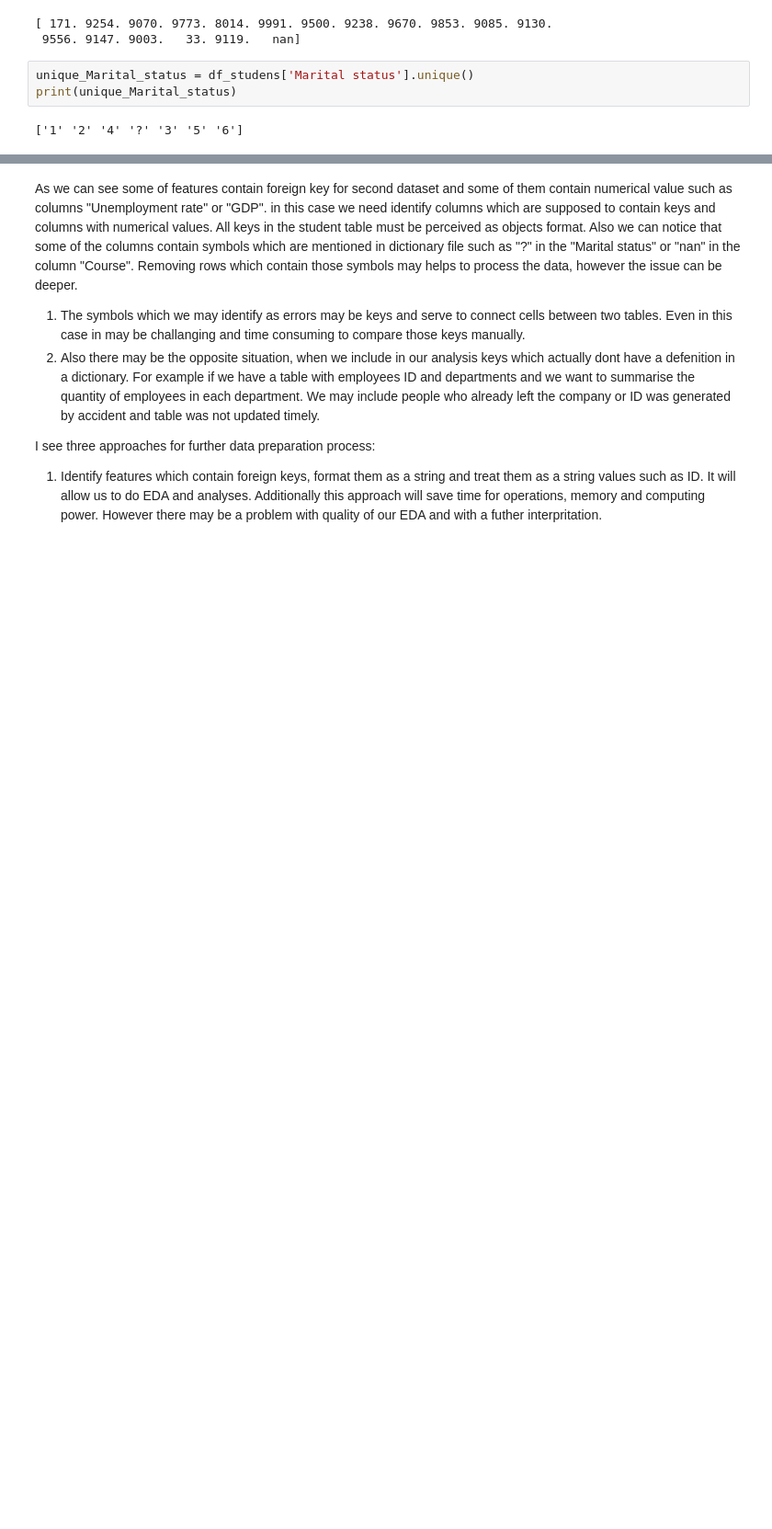
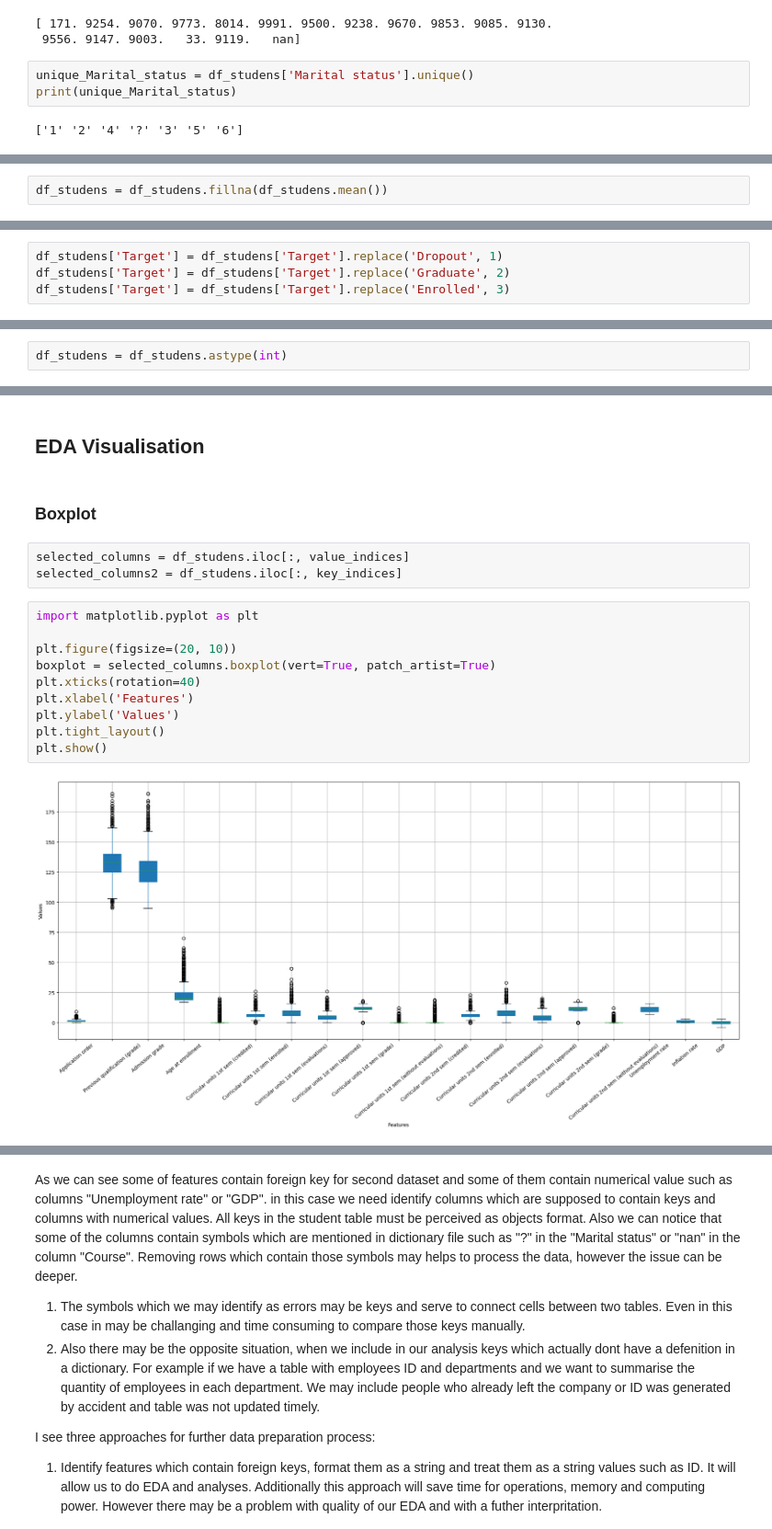
Before and after one commit to Ilia-Grishkin/Data_Preparation, a Jupyter notebook: Data_Preparation_CA1.ipynb, the cells around one changed output, grey strips where cells are left out. Shown at 92% size. Saved outputs shown, nothing was run; the diff lists cells and outputs as text; blank space fills up the shorter version.

```diff
--- a/Data_Preparation_CA1.ipynb
+++ b/Data_Preparation_CA1.ipynb
@@ -114,0 +302,2 @@ print(unique_Marital_status)
+# %%
+df_studens = df_studens.fillna(df_studens.mean())
@@ -114,0 +354,4 @@ print(unique_Marital_status)
+# %%
+df_studens['Target'] = df_studens['Target'].replace('Dropout', 1)
+df_studens['Target'] = df_studens['Target'].replace('Graduate', 2)
+df_studens['Target'] = df_studens['Target'].replace('Enrolled', 3)
@@ -114,0 +365,2 @@ print(unique_Marital_status)
+# %%
+df_studens = df_studens.astype(int)
@@ -114,0 +387,19 @@ print(unique_Marital_status)
+# %% [markdown]
+## EDA Visualisation
+# %% [markdown]
+### Boxplot
+# %%
+selected_columns = df_studens.iloc[:, value_indices]
+selected_columns2 = df_studens.iloc[:, key_indices]
+# %%
+import matplotlib.pyplot as plt
+
+plt.figure(figsize=(20, 10))
+boxplot = selected_columns.boxplot(vert=True, patch_artist=True)
+plt.xticks(rotation=40)
+plt.xlabel('Features')
+plt.ylabel('Values')
+plt.tight_layout()
+plt.show()
+# %% [output]
+[figure, added]
```
Also changed, not shown: parts of 70 cells of this notebook.
